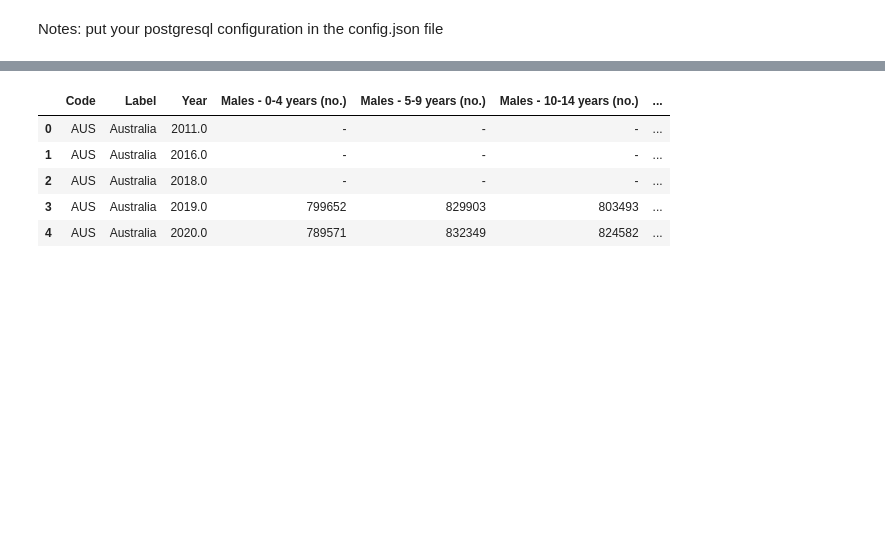
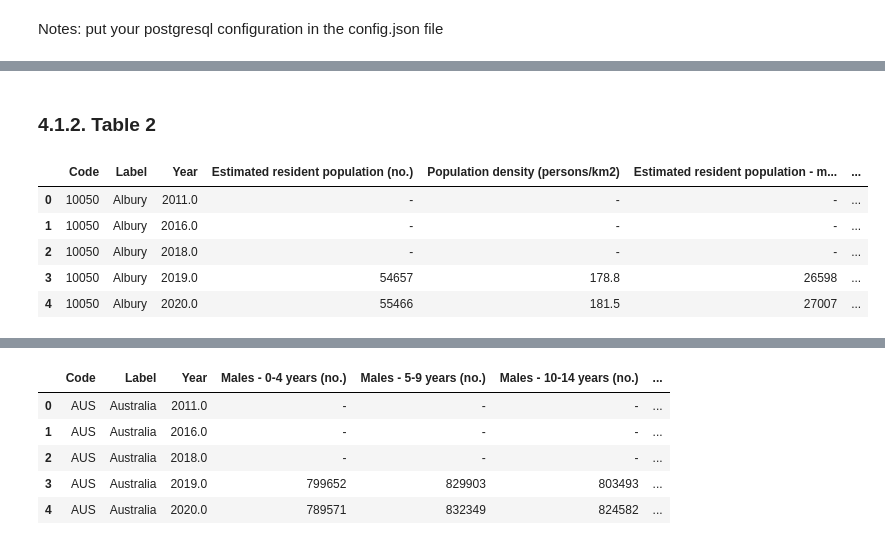
Before and after one commit to mnaufaldr01/de-assignment-1, a Jupyter notebook: assignment1.ipynb, the cells around one changed output, grey strips where cells are left out. Drawn from its saved outputs; the diff is of its cells as text; code cells hidden in the pictures; blank space fills up the shorter version.

```diff
--- a/assignment1.ipynb
+++ b/assignment1.ipynb
@@ -182,0 +283,14 @@ url = "https://www.abs.gov.au/methodologies/data-region-methodology/2011-24/1410
+# %% [markdown]
+### 4.1.2. Table 2
+# %%
+df = pd.read_excel(url, sheet_name="Table 2", skiprows=6, usecols="A:C,D:L")
+
+# check table
+df.head()
+# %% [output]
+|  | Code | Label | Year | Estimated resident population (no.) | Population density (persons/km2) | Estimated resident population - m... | ... |
+| 0 | 10050 | Albury | 2011.0 | - | - | - | ... |
+| 1 | 10050 | Albury | 2016.0 | - | - | - | ... |
+| 2 | 10050 | Albury | 2018.0 | - | - | - | ... |
+| 3 | 10050 | Albury | 2019.0 | 54657 | 178.8 | 26598 | ... |
+| 4 | 10050 | Albury | 2020.0 | 55466 | 181.5 | 27007 | ... |
```
Also changed, not shown: parts of 34 cells of this notebook.
